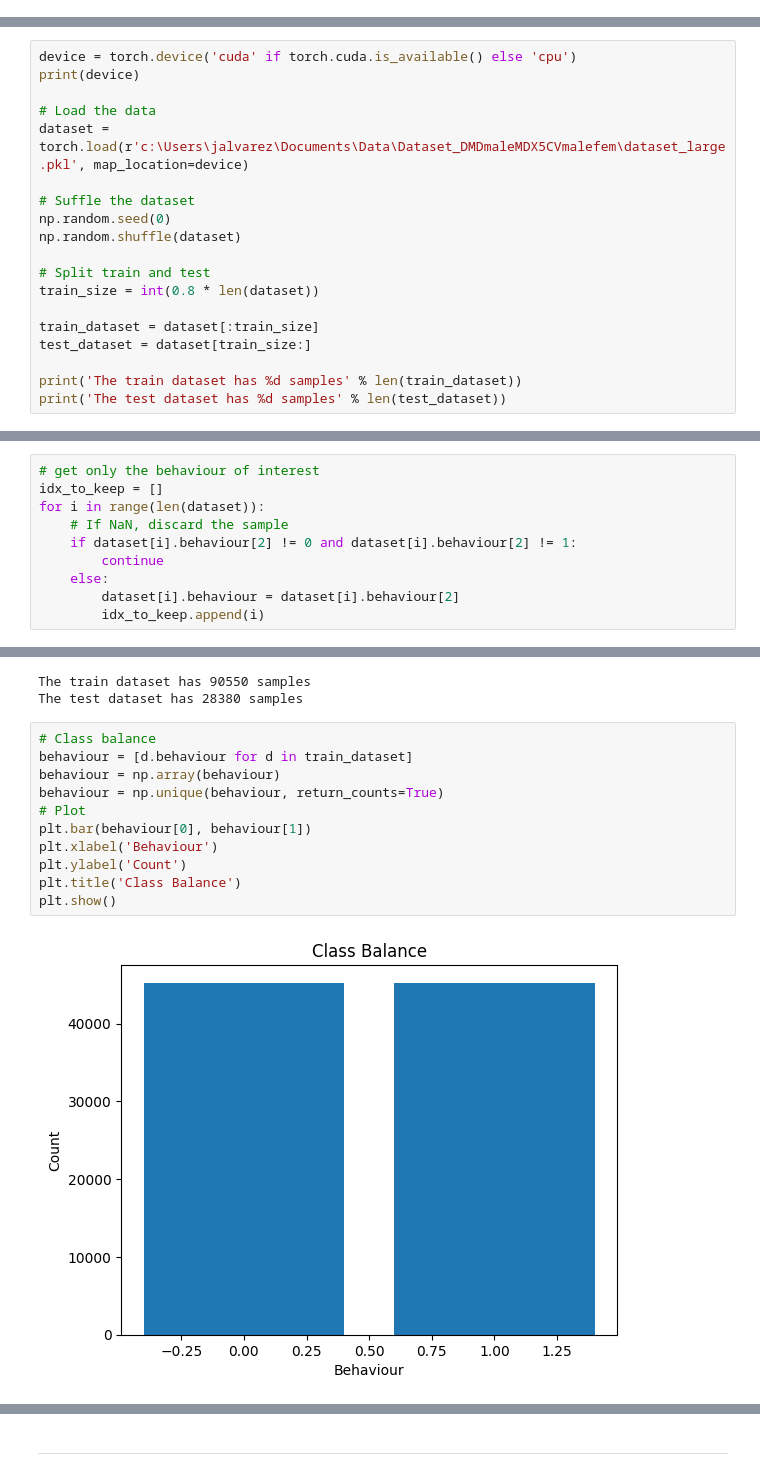
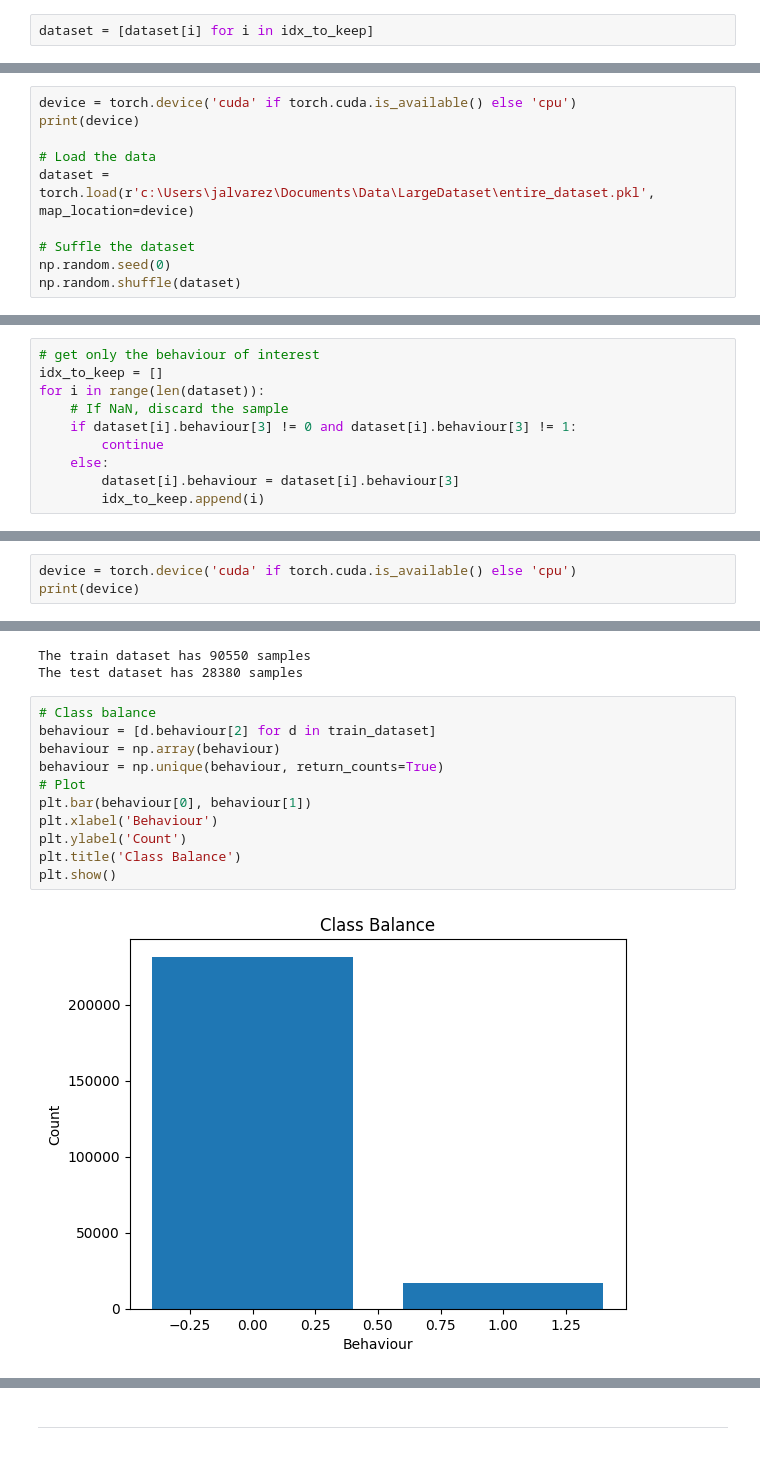
Before and after one commit to JulianAlvarezdeGiorgi/Behavioral_Tagging_of_Mice_in_multiple_Mice_setup_using_Deep_Learning, a Jupyter notebook: src/train_oficina_2.ipynb, the cells around one changed output, grey strips where cells are left out. Cells and saved outputs as stored; diff of their text form.

```diff
--- a/src/train_oficina_2.ipynb
+++ b/src/train_oficina_2.ipynb
@@ -132,0 +176,2 @@ tensor([                   0,                    0, -9223372036854775808,
+# %%
+dataset = [dataset[i] for i in idx_to_keep]
@@ -552,19 +639,10 @@ device = torch.device('cuda' if torch.cuda.is_available() else 'cpu')
 print(device)
 
 # Load the data
-dataset = torch.load(r'c:\Users\jalvarez\Documents\Data\Dataset_DMDmaleMDX5CVmalefem\dataset_large.pkl', map_location=device)
+dataset = torch.load(r'c:\Users\jalvarez\Documents\Data\LargeDataset\entire_dataset.pkl', map_location=device)
 
 # Suffle the dataset
 np.random.seed(0)
 np.random.shuffle(dataset)
-
-# Split train and test
-train_size = int(0.8 * len(dataset))
-
-train_dataset = dataset[:train_size]
-test_dataset = dataset[train_size:]
-
-print('The train dataset has %d samples' % len(train_dataset))
-print('The test dataset has %d samples' % len(test_dataset))
 # %% [output]
 cpu
@@ -578,10 +668,10 @@ len(dataset)
 idx_to_keep = []
 for i in range(len(dataset)):
     # If NaN, discard the sample
-    if dataset[i].behaviour[2] != 0 and dataset[i].behaviour[2] != 1:
+    if dataset[i].behaviour[3] != 0 and dataset[i].behaviour[3] != 1:
         continue
     else:
-        dataset[i].behaviour = dataset[i].behaviour[2]
+        dataset[i].behaviour = dataset[i].behaviour[3]
         idx_to_keep.append(i)
 # %%
 test_dataset = [dataset[i] for i in idx_to_keep]
@@ -620,0 +685,3 @@ GraphClassifier(
+# %%
+device = torch.device('cuda' if torch.cuda.is_available() else 'cpu')
+print(device)
@@ -783,14 +906,14 @@ The train dataset has 90550 samples
 The test dataset has 28380 samples
 # %%
 # Class balance
-behaviour = [d.behaviour for d in train_dataset]
+behaviour = [d.behaviour[2] for d in train_dataset]
 behaviour = np.array(behaviour)
 behaviour = np.unique(behaviour, return_counts=True)
 # Plot
 plt.bar(behaviour[0], behaviour[1])
 plt.xlabel('Behaviour')
 plt.ylabel('Count')
 plt.title('Class Balance')
 plt.show()
 # %% [output]
-[figure, old version]
+[figure, new version]
```
Also changed, not shown: parts of 47 cells of this notebook, 3 other files.
